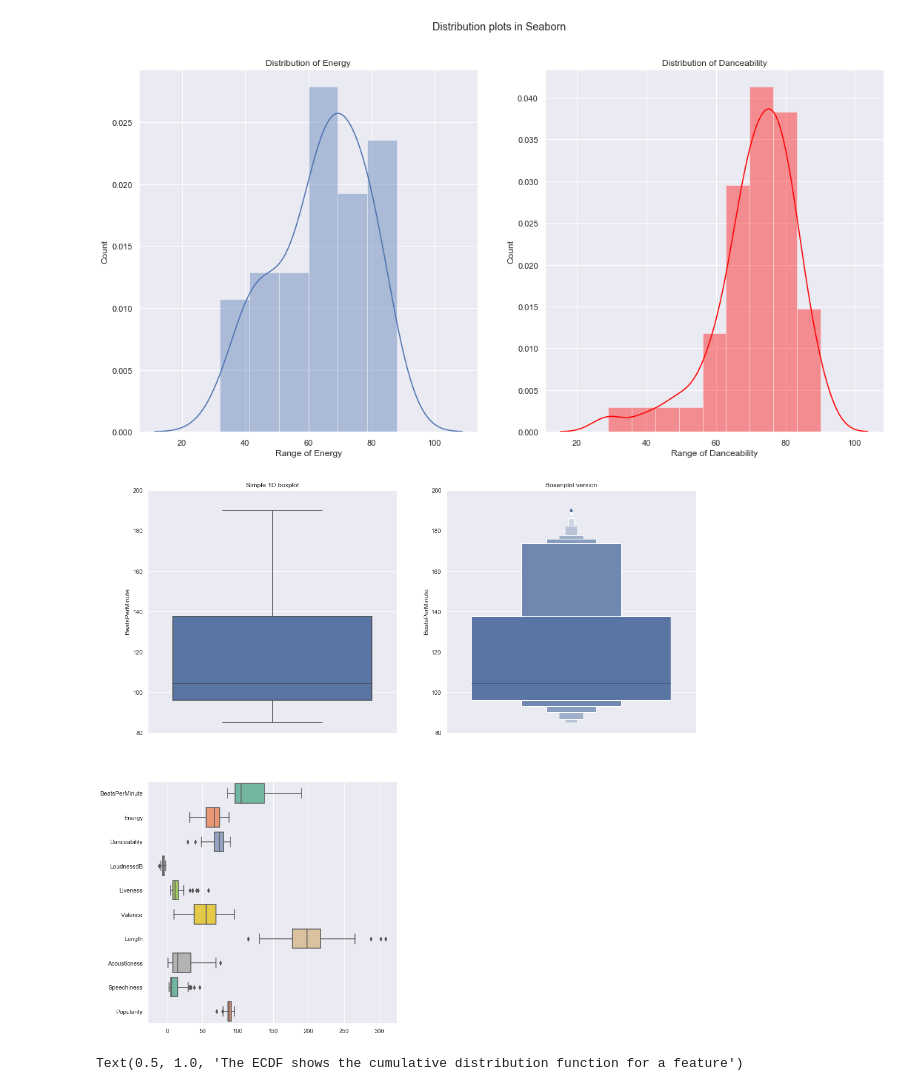
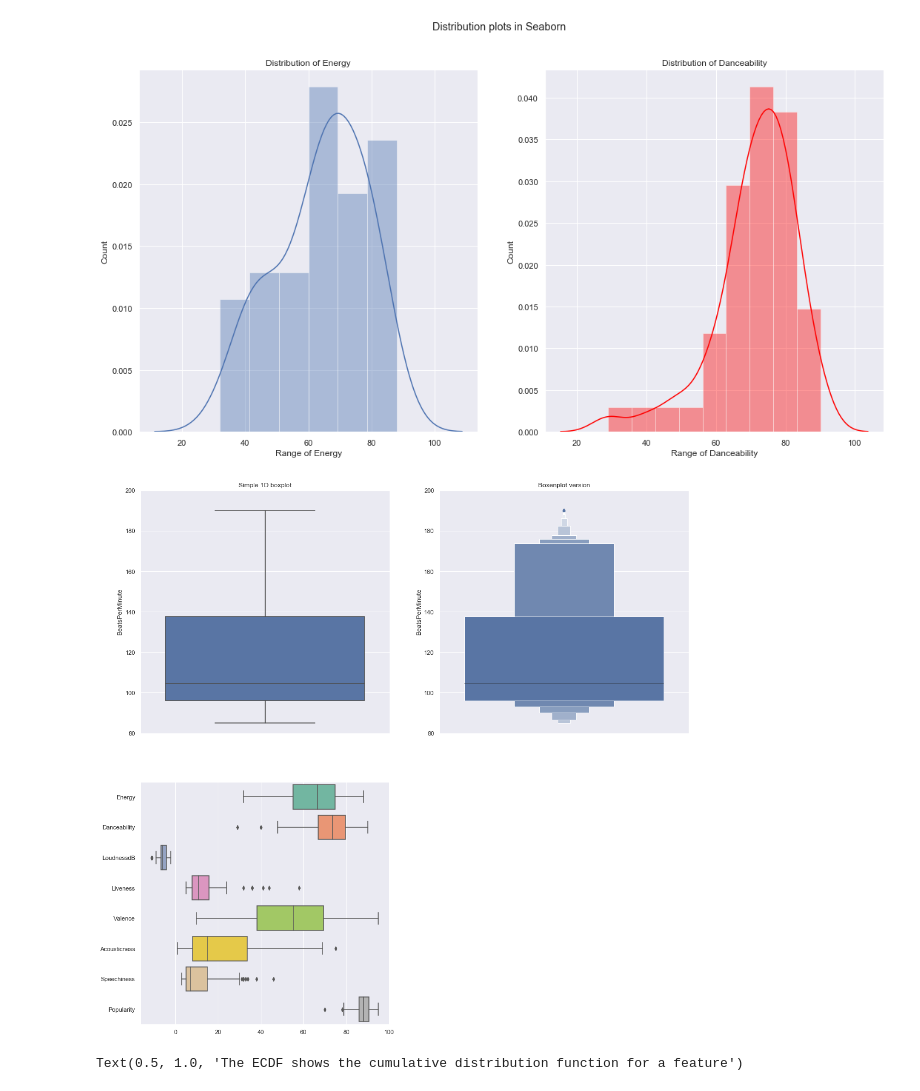
Before and after one commit to chrolss/how-to-ml, a Jupyter notebook: EDA/how_to_EDA.ipynb, the cells around one changed output. Saved outputs shown, nothing was run; the diff lists cells and outputs as text; code cells hidden in the pictures.

```diff
--- a/EDA/how_to_EDA.ipynb
+++ b/EDA/how_to_EDA.ipynb
@@ -66,20 +66,20 @@ Text(0, 0.5, 'Count')
 # %%
 # Boxplots
 fig = plt.figure(figsize=(18,18))
 plt.subplot(2,2,1)
 plt.title('Simple 1D boxplot')
 _ = sns.boxplot(y='BeatsPerMinute', data=dfi)
 plt.ylim(80, 200)
 
 plt.subplot(2,2,2)
 plt.title('Boxenplot version')
 _ = sns.boxenplot(y='BeatsPerMinute', data=dfi)
 plt.ylim(80, 200)
 
 plt.subplot(2,2,3)
-_ = sns.boxplot(data=dfi, orient='h', palette='Set2')
+_ = sns.boxplot(data=dfi.drop(['Length', 'BeatsPerMinute'], axis=1), orient='h', palette='Set2')
 # %% [output]
-[figure, old version]
+[figure, new version]
 # %%
 #Define the ecdf
 def ecdf(data):
```
Also changed, not shown: 1 other file.
